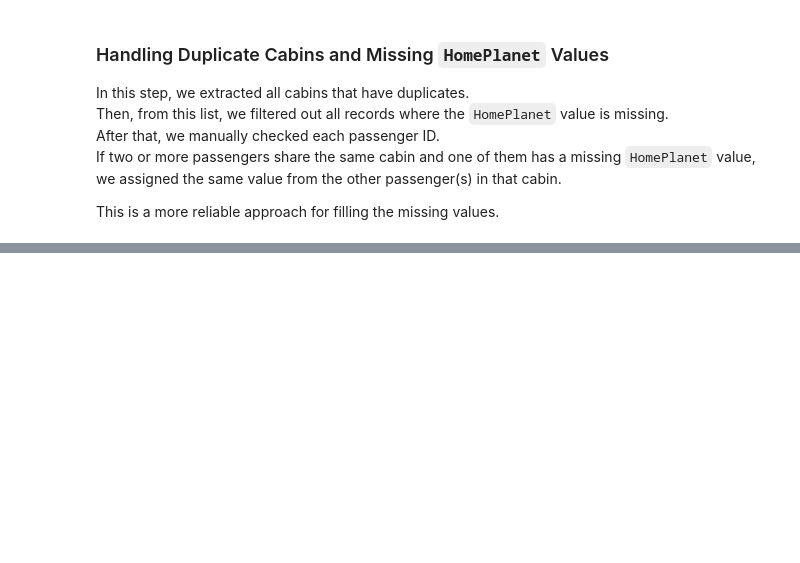
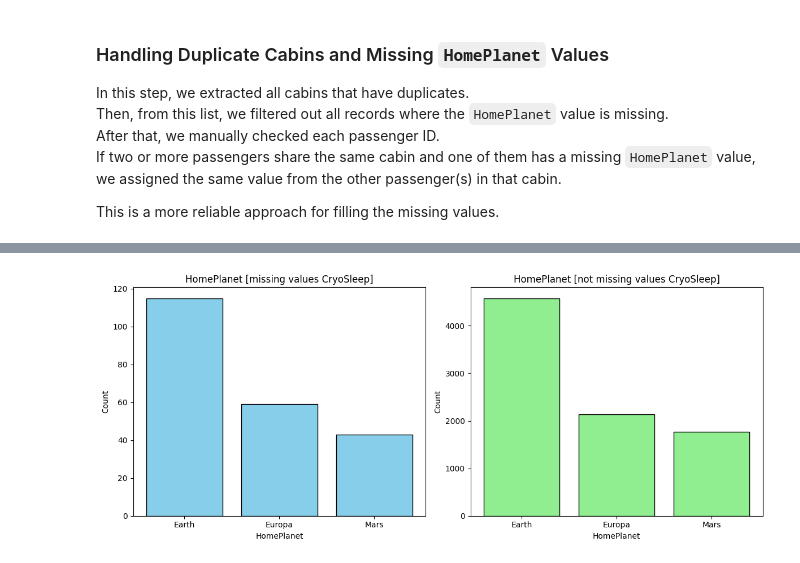
Before and after one commit to plamensve/ML_FINAL_PROJECT, a Jupyter notebook: notebooks/02.preprocessing.ipynb, the cells around one changed output, grey strips where cells are left out. Drawn from its saved outputs; the diff is of its cells as text; code cells hidden in the pictures; blank space fills up the shorter version.

```diff
--- a/notebooks/02.preprocessing.ipynb
+++ b/notebooks/02.preprocessing.ipynb
@@ -113,0 +183,12 @@ training_set
+# %%
+# Generate list with the planets depends on distribution
+fill_values = np.concatenate([
+    [planet] * count for planet, count in counts_to_fill.items()
+])
+# %%
+# if due to rounding there are missing or extra values — adjust accordingly
+diff = n_missing - len(fill_values)
+if diff > 0:
+    fill_values = np.append(fill_values, np.random.choice(list(planet_ratios.keys()), diff))
+elif diff < 0:
+    fill_values = fill_values[:diff]
@@ -113,0 +197,2 @@ training_set
+# %%
+training_set.loc[mask, 'HomePlanet'] = fill_values
@@ -126,0 +236,5 @@ NameError: name 'д' is not defined
+# %%
+# We split the dataset into two parts – the first part contains data with no missing values for CryoSleep,
+# and the second part contains data with missing values for CryoSleep.
+not_missing_cryo = training_set[training_set['CryoSleep'].notna()]
+missing_cryo_sleep = training_set[training_set['CryoSleep'].isna()]
@@ -126,0 +318,20 @@ NameError: name 'д' is not defined
+# %%
+counts_missing = missing_cryo_sleep['HomePlanet'].value_counts()
+counts_not_missing = not_missing_cryo['HomePlanet'].value_counts()
+
+fig, (ax1, ax2) = plt.subplots(1, 2, figsize=(12, 5))
+
+ax1.bar(counts_missing.index, counts_missing.values, color='skyblue', edgecolor='black')
+ax1.set_title('HomePlanet [missing values CryoSleep]')
+ax1.set_xlabel('HomePlanet')
+ax1.set_ylabel('Count')
+
+ax2.bar(counts_not_missing.index, counts_not_missing.values, color='lightgreen', edgecolor='black')
+ax2.set_title('HomePlanet [not missing values CryoSleep]')
+ax2.set_xlabel('HomePlanet')
+ax2.set_ylabel('Count')
+
+plt.tight_layout()
+plt.show()
+# %% [output]
+[figure, added]
```
Also changed, not shown: parts of 29 cells of this notebook, 1 other file.
